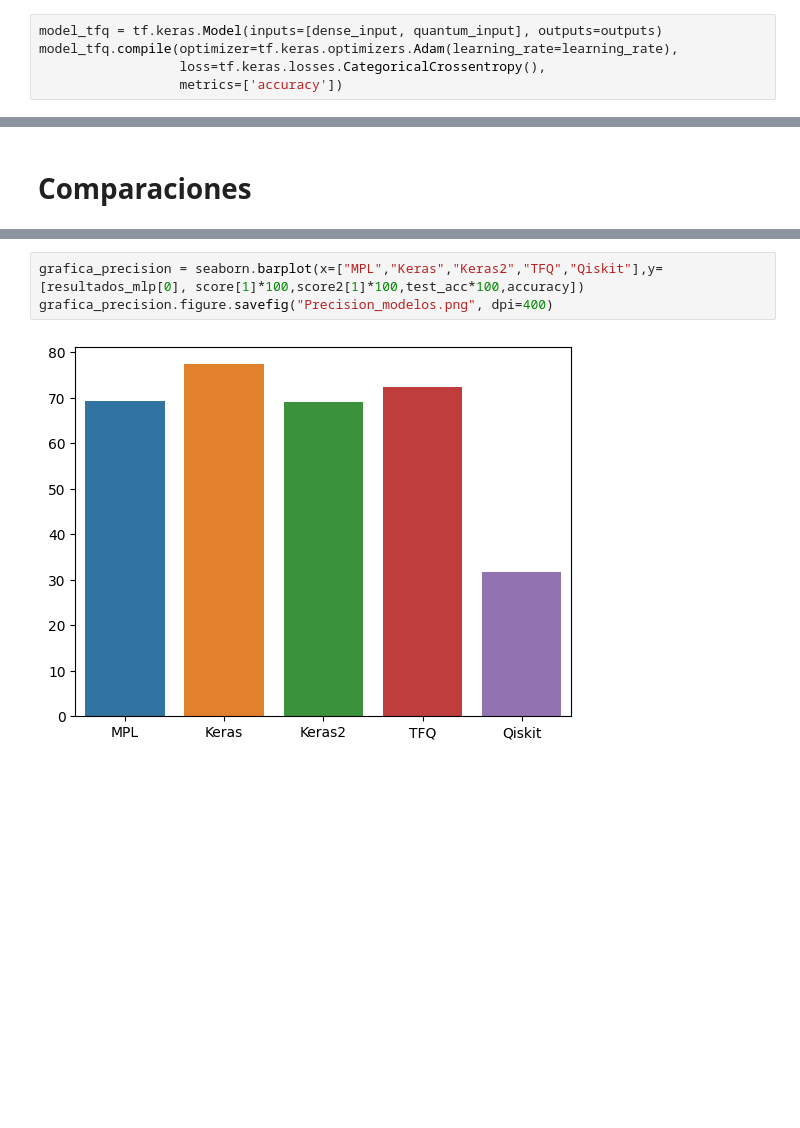
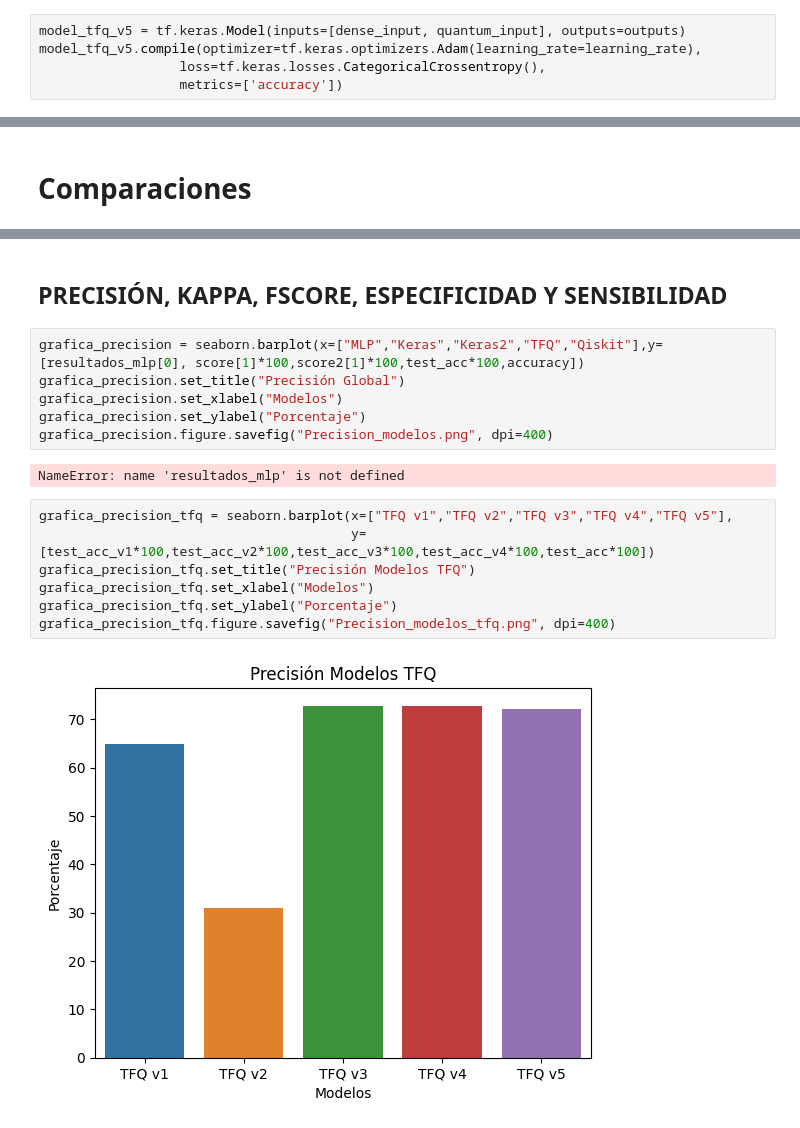
Before and after one commit to TomasCB24/TFG-Quantum, a Jupyter notebook: TFG.ipynb, the cells around one changed output, grey strips where cells are left out. Drawn from its saved outputs; the diff is of its cells as text; blank space fills up the shorter version.

```diff
--- a/TFG.ipynb
+++ b/TFG.ipynb
@@ -744,6 +1606,6 @@ model_tfq = tf.keras.Model(inputs=[dense_input, quantum_input], outputs=outputs)
 # %%
-model_tfq = tf.keras.Model(inputs=[dense_input, quantum_input], outputs=outputs)
-model_tfq.compile(optimizer=tf.keras.optimizers.Adam(learning_rate=learning_rate),
+model_tfq_v5 = tf.keras.Model(inputs=[dense_input, quantum_input], outputs=outputs)
+model_tfq_v5.compile(optimizer=tf.keras.optimizers.Adam(learning_rate=learning_rate),
                   loss=tf.keras.losses.CategoricalCrossentropy(),
                   metrics=['accuracy'])
 # %% [markdown]
@@ -1156,5 +2038,19 @@ iplot(fig)
+# %% [markdown]
+## PRECISIÓN, KAPPA, FSCORE, ESPECIFICIDAD Y SENSIBILIDAD
 # %%
-grafica_precision = seaborn.barplot(x=["MPL","Keras","Keras2","TFQ","Qiskit"],y=[resultados_mlp[0], score[1]*100,score2[1]*100,test_acc*100,accuracy])
+grafica_precision = seaborn.barplot(x=["MLP","Keras","Keras2","TFQ","Qiskit"],y=[resultados_mlp[0], score[1]*100,score2[1]*100,test_acc*100,accuracy])
+grafica_precision.set_title("Precisión Global")
+grafica_precision.set_xlabel("Modelos")
+grafica_precision.set_ylabel("Porcentaje")
 grafica_precision.figure.savefig("Precision_modelos.png", dpi=400)
 # %% [output]
-[figure, removed]
+NameError: name 'resultados_mlp' is not defined
+# %%
+grafica_precision_tfq = seaborn.barplot(x=["TFQ v1","TFQ v2","TFQ v3","TFQ v4","TFQ v5"],
+                                        y=[test_acc_v1*100,test_acc_v2*100,test_acc_v3*100,test_acc_v4*100,test_acc*100])
+grafica_precision_tfq.set_title("Precisión Modelos TFQ")
+grafica_precision_tfq.set_xlabel("Modelos")
+grafica_precision_tfq.set_ylabel("Porcentaje")
+grafica_precision_tfq.figure.savefig("Precision_modelos_tfq.png", dpi=400)
+# %% [output]
+[figure, added]
```
Also changed, not shown: parts of 78 cells of this notebook.
